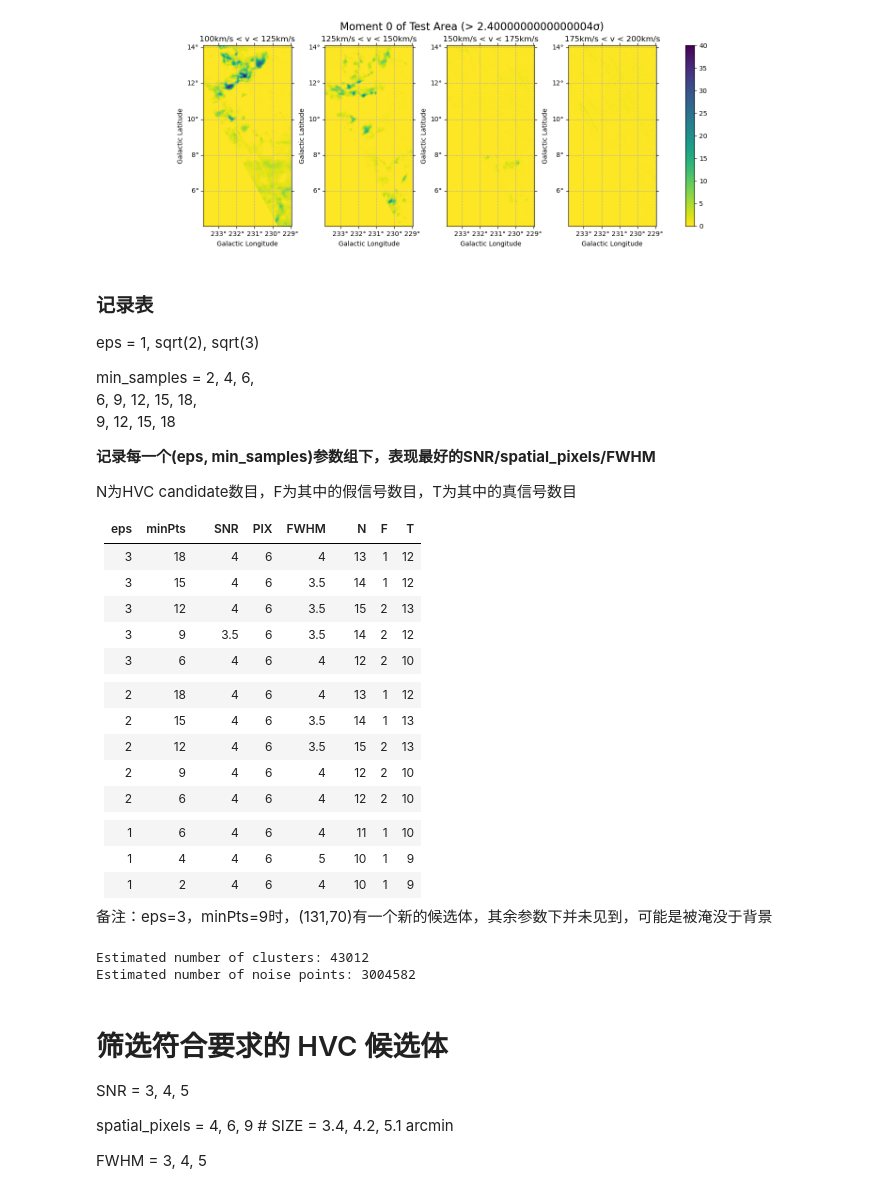
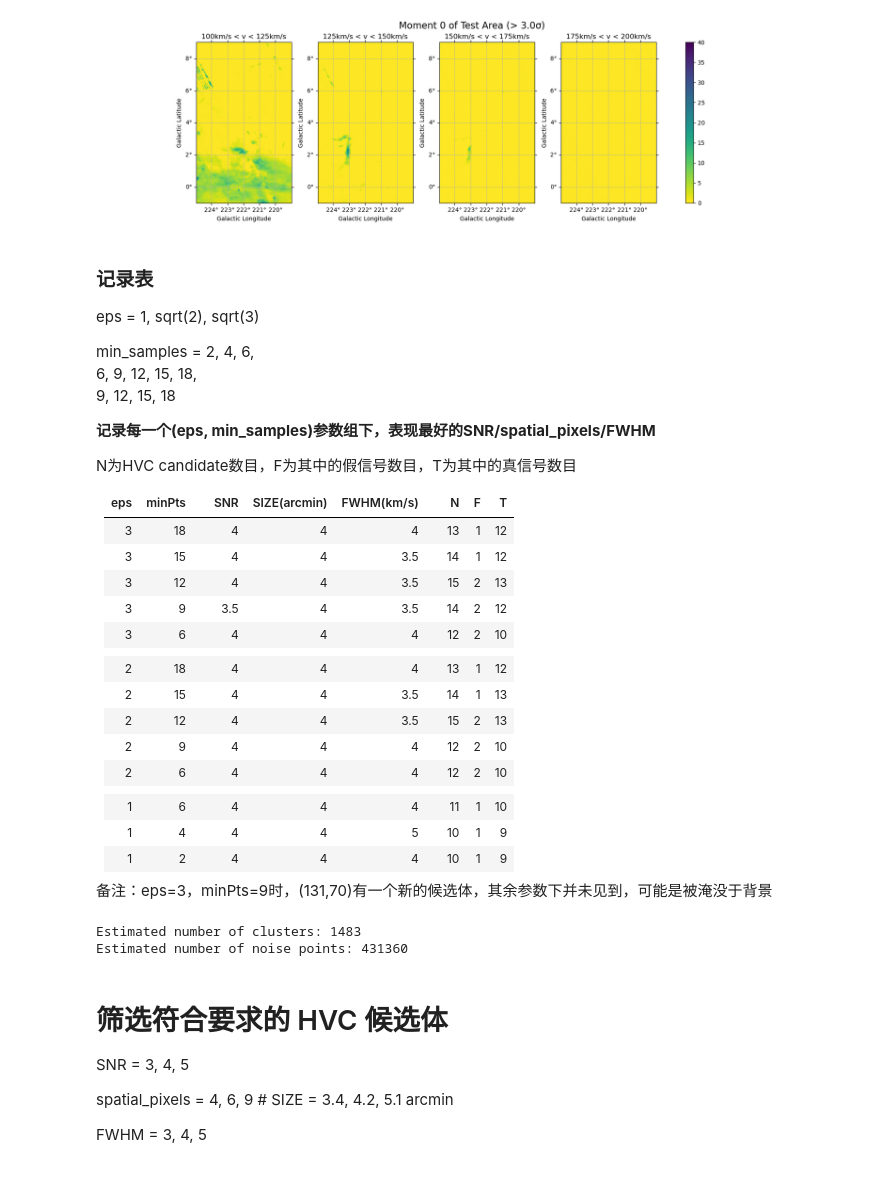
Before and after one commit to Firestar-Reimu/HVC-catalog, a Jupyter notebook: main_code.ipynb, the cells around one changed output. Cells and saved outputs as stored; diff of their text form; code cells hidden in the pictures.

```diff
--- a/main_code.ipynb
+++ b/main_code.ipynb
@@ -30,9 +30,9 @@ delta_min = 1e-12
 # %%
 # 从data cube导入数据
 # HVC_229_234_4_14.fits
-# HVC_229_234_4_14.fits
+# HVC_219_226_-1_9.fits
 
-file = "HVC_229_234_4_14.fits"
+file = "HVC_219_226_-1_9.fits"
 hdul = fits.open(file)
 hdr = hdul[0].header
 wcs = WCS(hdr)
@@ -82,6 +80,13 @@ reprojected_cube = sc.read("./HI4PI/HI4PI_229_234_4_14_reproj.fits")
 hidpi_data_reproj = reprojected_cube.unmasked_data[:, :, :]
 # %%
-fig, ax = plt.subplots(1, 4, figsize=[16, 5], subplot_kw={"projection": wcs.celestial})
+fig, ax = plt.subplots(
+    1,
+    4,
+    figsize=[18, 5],
+    sharex=True,
+    sharey=True,
+    subplot_kw={"projection": wcs.celestial},
+)
 
 v = np.arange(100, 225, 25)
 for i in range(4):
@@ -138,4 +143,4 @@ def test_sigma_clip(test=False):
         return 3
 
 
-s = test_sigma_clip(test=True)  # test=True >> s=2.4
+s = test_sigma_clip(test=False)  # test=True >> s=2.4
@@ -150,33 +151,40 @@ clipped_data = sigma_clip(data, sigma=s, maxiters=10, masked=True)
 mask = clipped_data.mask  # True 的元素为 N > sσ
 index = np.transpose(np.nonzero(mask)).astype(int)  # N > sσ 的点的坐标[v,y,x]
 # %%
-masked_cube = sc(mask * data, wcs=wcs).with_spectral_unit(u.km / u.s)
+masked_cube = sc(mask * data_nan, wcs=wcs).with_spectral_unit(u.km / u.s)
 
-fig, ax = plt.subplots(1, 4, figsize=[16, 5], subplot_kw={"projection": wcs.celestial})
+fig, ax = plt.subplots(
+    1,
+    4,
+    figsize=[18, 5],
+    sharex=True,
+    sharey=True,
+    subplot_kw={"projection": wcs.celestial},
+)
 
 v = np.arange(100, 225, 25)
 for i in range(4):
     slab = masked_cube.spectral_slab(v[i + 1] * u.km / u.s, v[i] * u.km / u.s)
     slab_m0 = slab.moment(order=0)
     norm = simple_norm(np.array(slab_m0), vmin=0, vmax=40, stretch="linear")
     ax[i].imshow(np.array(slab_m0), norm=norm, cmap="viridis_r", origin="lower")
     ax[i].grid(linestyle="--")
     # lon = ax[i].coords[0]
     # lat = ax[i].coords[1]
     # lon.set_ticks(spacing=5.0 * u.degree)
     # lon.set_axislabel("RA (J2000)")
     # lat.set_axislabel("DEC (J2000)")
     ax[i].set_title(str(v[i]) + "km/s < v < " + str(v[i + 1]) + "km/s")
     ax[i].set_xlabel("Galactic Longitude")
     ax[i].set_ylabel("Galactic Latitude")
 
 fig.suptitle(f"Moment 0 of Test Area (> {s:.1f}σ)", fontsize=16)
 fig.colorbar(mpl.cm.ScalarMappable(cmap=mpl.cm.viridis_r, norm=norm), ax=ax)
 
 plt.savefig("./Figures/data_masked.png", dpi=300, bbox_inches="tight")
 plt.show()
 # %% [output]
-[figure, old version]
+[figure, new version]
 # %% [markdown]
 ### 记录表
 
@@ -190,23 +198,23 @@ min_samples = 2, 4, 6,
 
 N为HVC candidate数目，F为其中的假信号数目，T为其中的真信号数目
 
-| eps | minPts | | SNR | PIX | FWHM | | N | F | T |
+| eps | minPts | | SNR | SIZE(arcmin) | FWHM(km/s) | | N | F | T |
 | - | - | - | - | - | - | - | - | - | - |
-| 3 | 18 |   | 4 | 6 | 4 |   | 13 | 1 | 12 |
-| 3 | 15 |   | 4 | 6 | 3.5 |   | 14 | 1 | 12 |
-| 3 | 12 |   | 4 | 6 | 3.5 |   | 15 | 2 | 13 |
-| 3 | 9 |    | 3.5 | 6 | 3.5 |   | 14 | 2 | 12 |
-| 3 | 6 |    | 4 | 6 | 4 |   | 12 | 2 | 10 |
+| 3 | 18 |   | 4 | 4 | 4 |   | 13 | 1 | 12 |
+| 3 | 15 |   | 4 | 4 | 3.5 |   | 14 | 1 | 12 |
+| 3 | 12 |   | 4 | 4 | 3.5 |   | 15 | 2 | 13 |
+| 3 | 9 |    | 3.5 | 4 | 3.5 |   | 14 | 2 | 12 |
+| 3 | 6 |    | 4 | 4 | 4 |   | 12 | 2 | 10 |
 |   |   |    |   |   |   |   |    |   |    |
-| 2 | 18 |   | 4 | 6 | 4 |   | 13 | 1 | 12 |
-| 2 | 15 |   | 4 | 6 | 3.5 |   | 14 | 1 | 13 |
-| 2 | 12 |   | 4 | 6 | 3.5 |   | 15 | 2 | 13 |
-| 2 | 9 |    | 4 | 6 | 4 |   | 12 | 2 | 10 |
-| 2 | 6 |    | 4 | 6 | 4 |   | 12 | 2 | 10 |
+| 2 | 18 |   | 4 | 4 | 4 |   | 13 | 1 | 12 |
+| 2 | 15 |   | 4 | 4 | 3.5 |   | 14 | 1 | 13 |
+| 2 | 12 |   | 4 | 4 | 3.5 |   | 15 | 2 | 13 |
+| 2 | 9 |    | 4 | 4 | 4 |   | 12 | 2 | 10 |
+| 2 | 6 |    | 4 | 4 | 4 |   | 12 | 2 | 10 |
 |   |   |    |   |   |   |   |    |   |    |
-| 1 | 6 |    | 4 | 6 | 4 |   | 11 | 1 | 10 |
-| 1 | 4 |    | 4 | 6 | 5 |   | 10 | 1 | 9 |
-| 1 | 2 |    | 4 | 6 | 4 |   | 10 | 1 | 9 |
+| 1 | 6 |    | 4 | 4 | 4 |   | 11 | 1 | 10 |
+| 1 | 4 |    | 4 | 4 | 5 |   | 10 | 1 | 9 |
+| 1 | 2 |    | 4 | 4 | 4 |   | 10 | 1 | 9 |
 
 备注：eps=3，minPts=9时，(131,70)有一个新的候选体，其余参数下并未见到，可能是被淹没于背景
 # %%
@@ -231,8 +239,8 @@ n_noise = list(labels).count(-1)
 print("Estimated number of clusters: %d" % n_clusters)
 print("Estimated number of noise points: %d" % n_noise)
 # %% [output]
-Estimated number of clusters: 43012
-Estimated number of noise points: 3004582
+Estimated number of clusters: 1483
+Estimated number of noise points: 431360
 # %%
 # 使用 python 循环计算 moment 0
 
```
Also changed, not shown: parts of 16 cells of this notebook, 8 other files.
